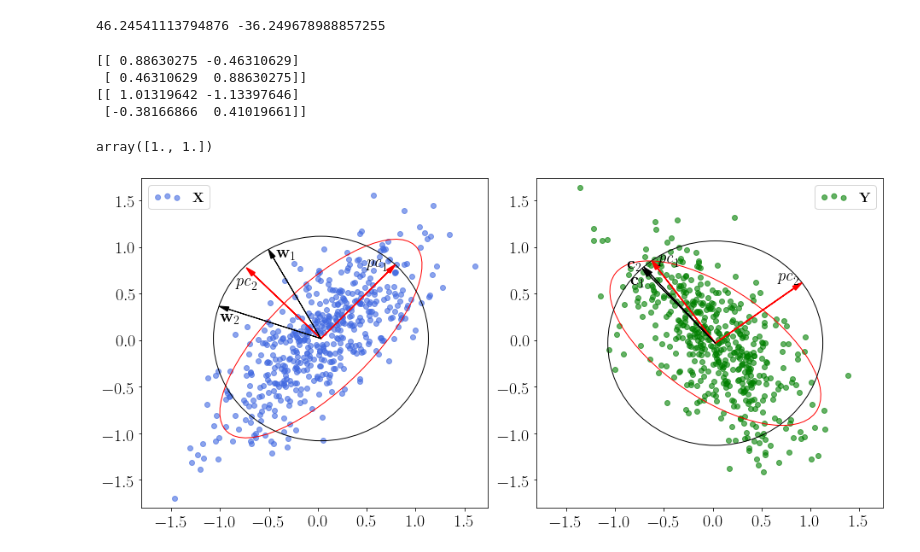
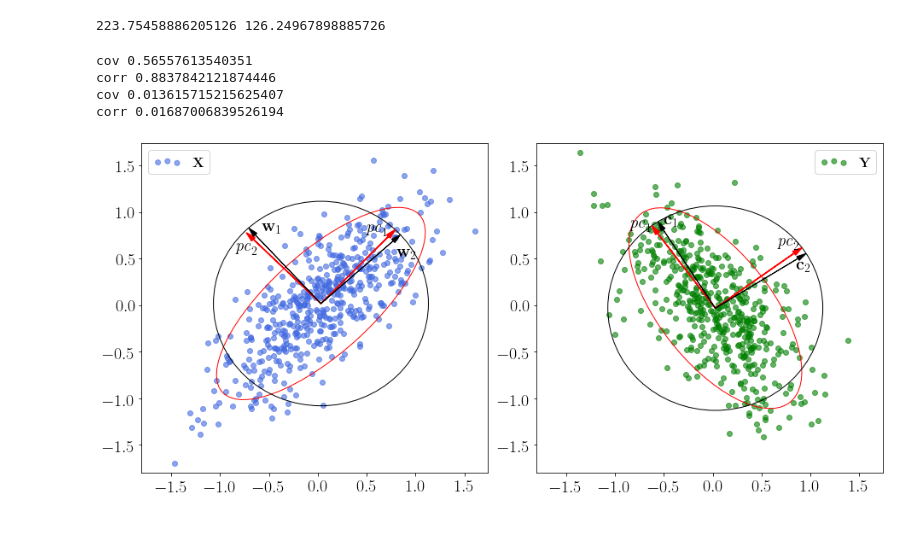
Before and after one commit to r-isachenko/PhDThesis, a Jupyter notebook: code/PLSFigure.ipynb, the cells around one changed output. Drawn from its saved outputs; the diff is of its cells as text; code cells hidden in the pictures.

```diff
--- a/code/PLSFigure.ipynb
+++ b/code/PLSFigure.ipynb
@@ -88,6 +147,7 @@ pca.fit(X)
 x_comps = pca.components_
 x_h, x_w = pca.explained_variance_
 
+pca = PCA(n_components=2)
 pca.fit(Y)
 y_comps = pca.components_
 y_h, y_w = pca.explained_variance_
@@ -98,6 +158,17 @@ print(y_comps)
 pls = PLSRegression(n_components=2)
 
 pls.fit(X, Y)
+
+W = pls.x_weights_.T
+C = pls.y_weights_.T
+T = pls.x_scores_
+U = pls.y_scores_
+P = pls.x_loadings_
+Q = pls.y_loadings_
+
+x_angle = 90 + np.arccos(x_comps[0][0]) * 180 / np.pi
+y_angle = np.arccos(y_comps[0][0]) * 180 / np.pi
+print(x_angle, y_angle)
 # %% [output]
 [[-0.69157091 -0.72230858]
  [ 0.72230858 -0.69157091]]
@@ -107,6 +278,17 @@ PLSRegression(copy=True, max_iter=500, n_components=2, scale=True, tol=1e-06)
 # %%
-x_angle = 90 + np.arcsin(x_comps[0][0]) * 180 / np.pi
-y_angle = np.arcsin(y_comps[0][0]) * 180 / np.pi
+cca = CCA(n_components=2)
+
+cca.fit(X, Y)
+
+W = cca.x_weights_.T
+C = cca.y_weights_.T
+T = cca.x_scores_
+U = cca.y_scores_
+P = cca.x_loadings_
+Q = cca.y_loadings_
+
+x_angle = 90 + np.arccos(x_comps[0][0]) * 180 / np.pi
+y_angle = np.arccos(y_comps[0][0]) * 180 / np.pi
 print(x_angle, y_angle)
 # %% [output]
-46.24541113794876 -36.249678988857255
+223.75458886205126 126.24967898885726
@@ -115,19 +295,17 @@ pls_rotat = pls.x_rotations_
-# %%
-W = pls.x_weights_.T
-C = pls.y_weights_.T
-T = pls.x_scores_.T
-U = pls.y_scores_.T
-print(W)
-print(C)
-# %% [output]
-[[ 0.88630275 -0.46310629]
- [ 0.46310629  0.88630275]]
-[[ 1.01319642 -1.13397646]
- [-0.38166866  0.41019661]]
-# %%
-np.sum((pls_rotat / np.sqrt(np.sum(pls_rotat ** 2, axis=1, keepdims=True))) ** 2, axis=1)
-# %% [output]
-array([1., 1.])
+# %%
+cov = T[:, 0].dot(U[:, 0]) / len(T)
+corr = cov / np.sqrt(T[:, 0].dot(T[:, 0]) / len(T)) / np.sqrt(U[:, 0].dot(U[:, 0]) / len(T))
+print('cov', cov)
+print('corr', corr)
+cov = T[:, 1].dot(U[:, 1]) / len(T)
+corr = cov / np.sqrt(T[:, 1].dot(T[:, 1]) / len(T)) / np.sqrt(U[:, 1].dot(U[:, 1]) / len(T))
+print('cov', cov)
+print('corr', corr)
+# %% [output]
+cov 0.56557613540351
+corr 0.8837842121874446
+cov 0.013615715215625407
+corr 0.01687006839526194
 # %%
 circle_radius = 2.2
 ellipse_radius = 4
@@ -154,9 +332,9 @@ ax = plt.subplot(1, 2, 1)
 
 ax.scatter(X[:, 0], X[:, 1], alpha=0.6, c='royalblue', label='$\mathbf{X}$')
 
-plt.text(-0.43, 0.87, '$\mathbf{w}_1$', fontsize=20)
+plt.text(-0.58, 0.78, '$\mathbf{w}_1$', fontsize=20)
 plt.text(.49, .75, '$\mathit{pc}_1$', fontsize=20)
-plt.text(-1.0, .18, '$\mathbf{w}_2$', fontsize=20)
+plt.text(.8, .5, '$\mathbf{w}_2$', fontsize=20)
 plt.text(-.85, .55, '$\mathit{pc}_2$', fontsize=20)
 ax.add_artist(x_ellipse)
 ax.add_artist(unit_ball1)
@@ -171,9 +349,9 @@ ax.arrow(
     linewidth=1.5, head_width=0.05, head_length=0.1, color='r'
 )
 
-pls_dir = pls_rotat / np.sqrt(np.sum(pls_rotat ** 2, axis=1, keepdims=True))
+pls_dir = W / np.sqrt(np.sum(W ** 2, axis=1, keepdims=True))
 ax.arrow(*X.mean(axis=0), pls_dir[0, 1], pls_dir[0, 0], linewidth=1, head_width=0.05, head_length=0.1, color='k')
-ax.arrow(*X.mean(axis=0), -pls_dir[1, 1], -pls_dir[1, 0], linewidth=1, head_width=0.05, head_length=0.1, color='k')
+ax.arrow(*X.mean(axis=0), pls_dir[1, 1], pls_dir[1, 0], linewidth=1, head_width=0.05, head_length=0.1, color='k')
 
 plt.legend(fontsize=16, scatterpoints = 3)
 
@@ -184,36 +362,36 @@ plt.yticks(fontsize=20)
 
 ax = plt.subplot(1, 2, 2)
 ax.scatter(Y[:, 0], Y[:, 1], alpha=0.6, c='g', label='$\mathbf{Y}$')
 
-plt.text(-0.88, .75, '$\mathbf{c}_2$', fontsize=20)
+plt.text(.85, .36, '$\mathbf{c}_2$', fontsize=20)
 plt.text(.66, .6, '$\mathit{pc}_2$', fontsize=20)
-plt.text(-.84, .57, '$\mathbf{c}_1$', fontsize=20)
-plt.text(-.56, .79, '$\mathit{pc}_1$', fontsize=20)
+plt.text(-.5, .85, '$\mathbf{c}_1$', fontsize=20)
+plt.text(-.85, .79, '$\mathit{pc}_1$', fontsize=20)
 ax.add_artist(y_ellipse)
 ax.add_artist(unit_ball2)
 ax.arrow(
     *Y.mean(axis=0), -y_comps[1][0], -y_comps[0][0],
     linewidth=1.5, head_width=0.05, head_length=0.1, color='r'
 )
 ax.arrow(
     *Y.mean(axis=0), y_comps[1][1], y_comps[0][1],
     linewidth=1.5, head_width=0.05, head_length=0.1, color='r'
 )
 
 
 pls_dir = C / np.sqrt(np.sum(C ** 2, axis=1, keepdims=True))
 ax.arrow(*Y.mean(axis=0), -pls_dir[0, 0], -pls_dir[0, 1], linewidth=1, head_width=0.05, head_length=0.1, color='k')
-ax.arrow(*Y.mean(axis=0), pls_dir[1, 0], pls_dir[1, 1], linewidth=1, head_width=0.05, head_length=0.1, color='k')
+ax.arrow(*Y.mean(axis=0), -pls_dir[1, 0], -pls_dir[1, 1], linewidth=1, head_width=0.05, head_length=0.1, color='k')
 plt.legend(fontsize=16, scatterpoints = 3)
 
 plt.xlim([lower_limit - limit_epsilon, upper_limit + limit_epsilon])
 plt.ylim([lower_limit - limit_epsilon, upper_limit + limit_epsilon])
 plt.xticks(fontsize=20)
 plt.yticks(fontsize=20)
 
 plt.subplots_adjust()
 plt.tight_layout()
-plt.savefig('figs/PLSFigure.pdf', format='pdf')
+plt.savefig('CCAFigure.pdf', format='pdf')
 plt.show()
 # %% [output]
-[figure, old version]
+[figure, new version]
```
Also changed, not shown: parts of 17 cells of this notebook, 7 other files.
